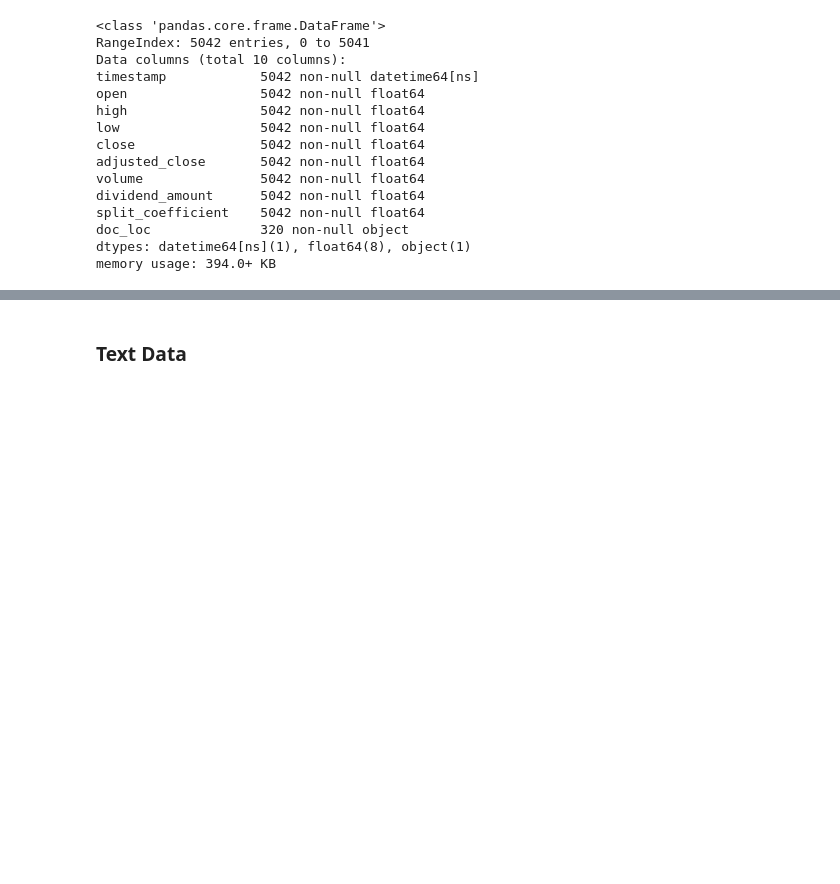
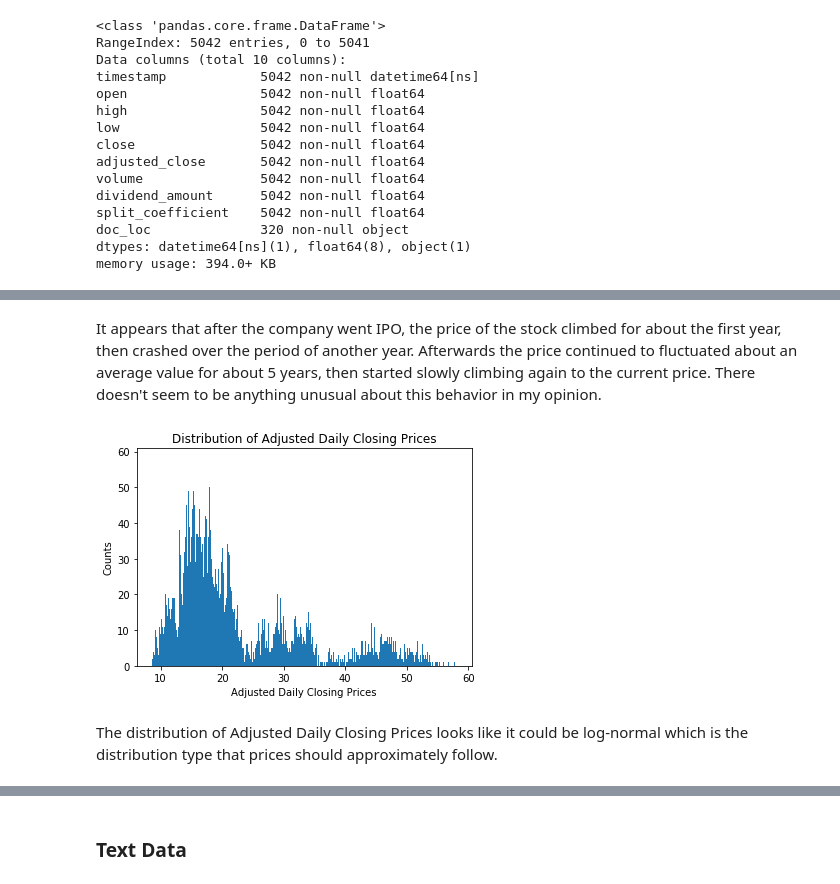
Before and after one commit to Evbor/Stock_Analysis, a Jupyter notebook: research/FinTech.ipynb, the cells around one changed output, grey strips where cells are left out. Drawn from its saved outputs; the diff is of its cells as text; code cells hidden in the pictures; blank space fills up the shorter version.

```diff
--- a/research/FinTech.ipynb
+++ b/research/FinTech.ipynb
@@ -530,0 +512,14 @@ using only daily returns and documents
+# %% [markdown]
+It appears that after the company went IPO, the price of the stock climbed for about the first year, then crashed over the period of another year. Afterwards the price continued to fluctuated about an average value for about 5 years, then started slowly climbing again to the current price. There doesn't seem to be anything unusual about this behavior in my opinion.
+# %%
+# Plotting the distribution of Adjusted Daily Closing Prices
+fig, ax = plt.subplots()
+ax.hist(df['adjusted_close'].tolist(), bins=500)
+ax.set_title('Distribution of Adjusted Daily Closing Prices')
+ax.set_xlabel('Adjusted Daily Closing Prices')
+ax.set_ylabel('Counts')
+plt.show()
+# %% [output]
+[figure, added]
+# %% [markdown]
+The distribution of Adjusted Daily Closing Prices looks like it could be log-normal which is the distribution type that prices should approximately follow.
```
Also changed, not shown: parts of 20 cells of this notebook.
